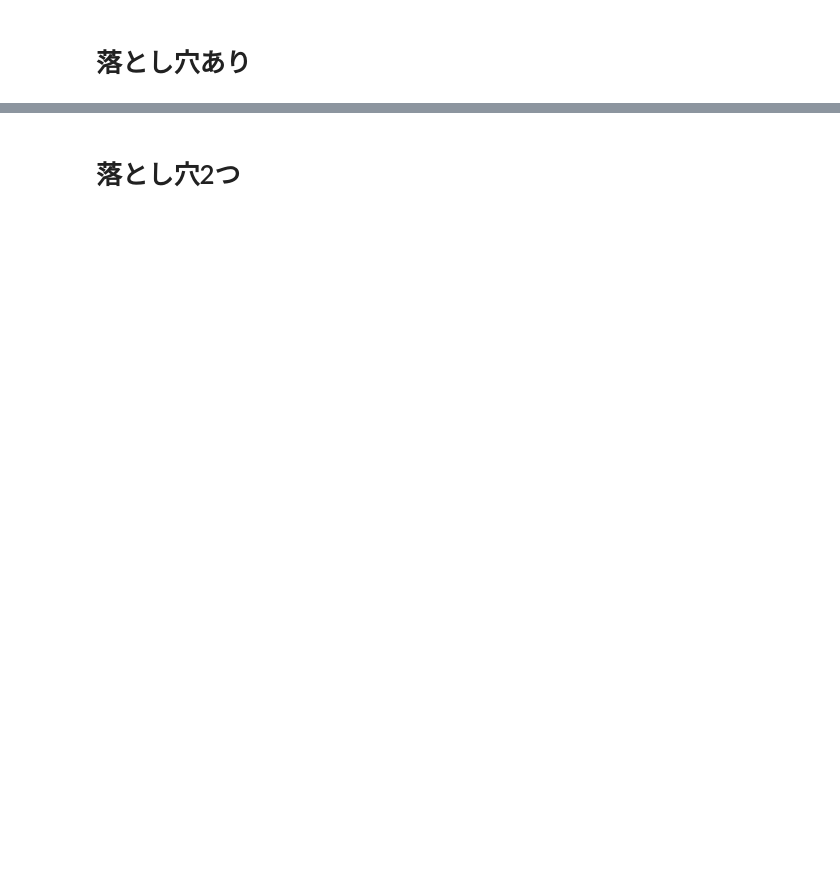
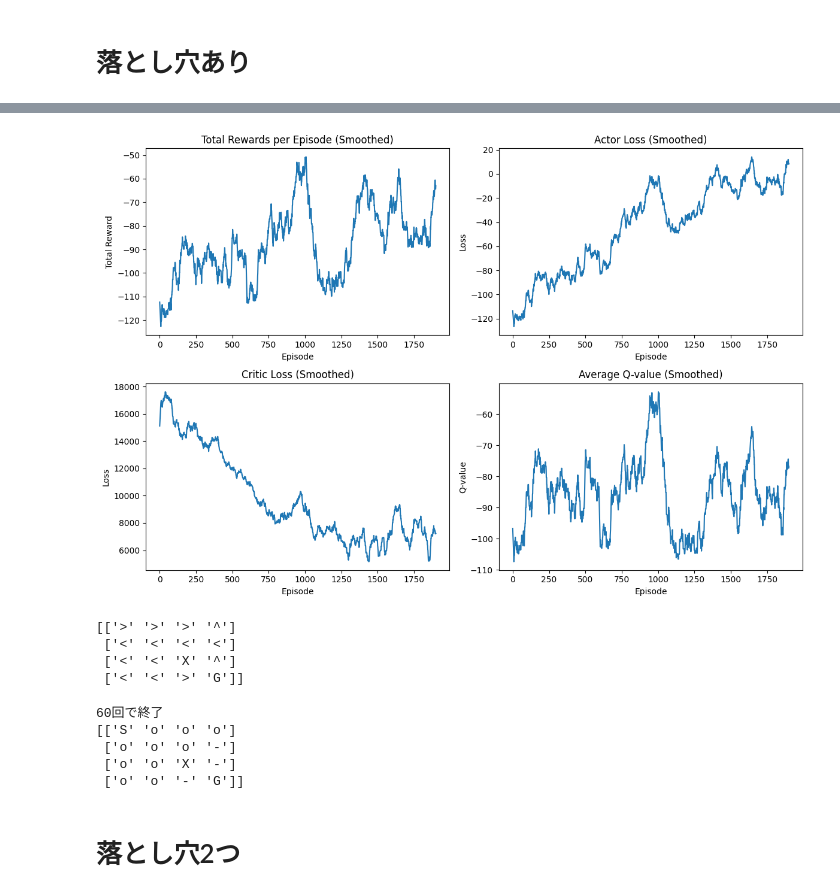
Before and after one commit to AriRyo/kjmlab_intern, a Jupyter notebook: smt-layer/scripts/gwac-smt-test2.ipynb, the cells around one changed output, grey strips where cells are left out. Saved outputs shown, nothing was run; the diff lists cells and outputs as text; code cells hidden in the pictures; blank space fills up the shorter version.

```diff
--- a/smt-layer/scripts/gwac-smt-test2.ipynb
+++ b/smt-layer/scripts/gwac-smt-test2.ipynb
@@ -580,0 +363,14 @@ plot_path(path, env)
+# %%
+
+## 落とし穴を含む環境とエージェントの設定
+# 落とし穴の位置を指定（例として[1, 1]と[2, 2]に設置）
+pitfall_positions = [[2, 2]] # 落とし穴の位置を指定
+# pitfall_positions = [[1,1],[2,2]]  # 落とし穴を2つ設置するとうまく学習できない
+env = GridWorld(size=4, pitfall_positions=pitfall_positions)
+
+state_size = env.size * env.size
+action_size = 4
+agent = Agent(state_size, env.size, action_size)
+
+# Train the agent
+scores, actor_losses, critic_losses, Q_values = train(env, agent, n_episodes=2000)
@@ -581,2 +398,29 @@ plot_path(path, env)
+# %%
+
+# Plot results
+plot_results(scores, actor_losses, critic_losses, Q_values)
+# %% [output]
+[figure, added]
+# %%
+
+# Visualize policy
+policy = get_policy(agent, env)
+plot_policy(policy, env)
+# %% [output]
+[['>' '>' '>' '^']
+ ['<' '<' '<' '<']
+ ['<' '<' 'X' '^']
+ ['<' '<' '>' 'G']]
+# %%
+
+# Visualize deterministic episode
+path = visualize_episode(agent, env)
+plot_path(path, env)
+# %% [output]
+60回で終了
+[['S' 'o' 'o' 'o']
+ ['o' 'o' 'o' '-']
+ ['o' 'o' 'X' '-']
+ ['o' 'o' '-' 'G']]
 # %% [markdown]
 # 落とし穴2つ
```
Also changed, not shown: parts of 18 cells of this notebook.
